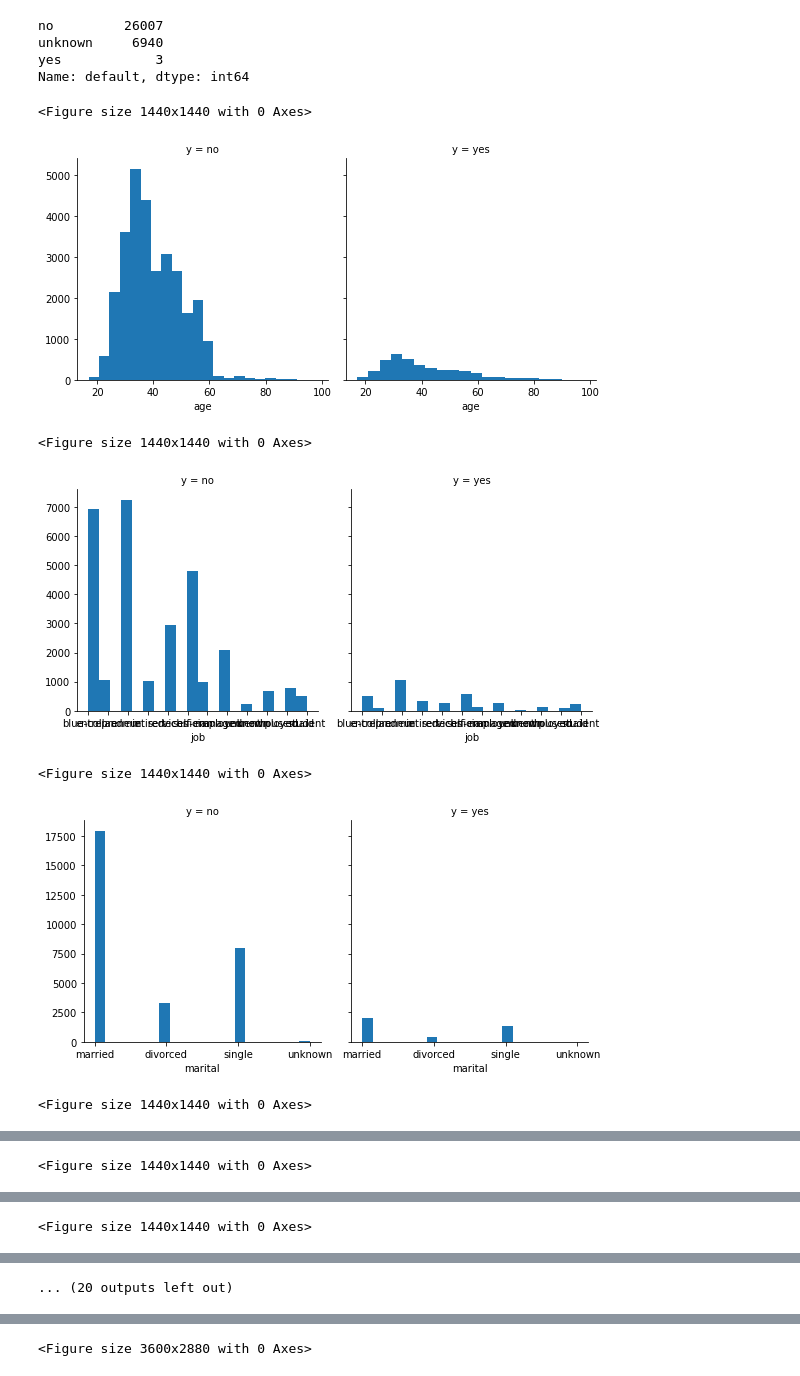
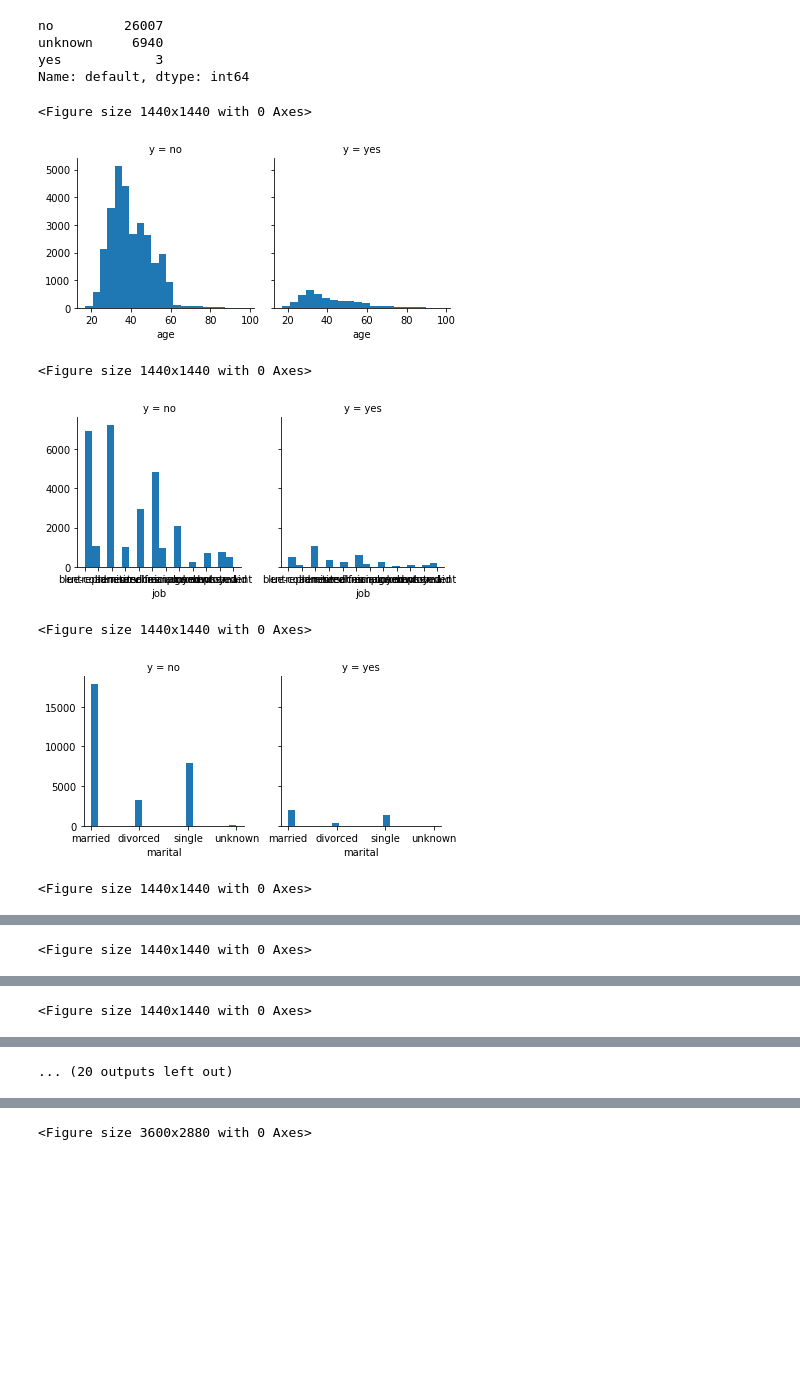
Before and after one commit to VenkataPrasad97/Practice, a Jupyter notebook: Daily_practice/acc-90-4.ipynb, the cells around one changed output, grey strips where cells are left out. Saved outputs shown, nothing was run; the diff lists cells and outputs as text; code cells hidden in the pictures; blank space fills up the shorter version.

```diff
--- a/Daily_practice/acc-90-4.ipynb
+++ b/Daily_practice/acc-90-4.ipynb
@@ -16,5 +14,5 @@ ModuleNotFoundError: No module named 'pandas'
 # %%
-Bnk=pd.read_csv("../input/banking-dataset-classification/new_train.csv")
+Bnk=pd.read_csv(r"C:\CODING LOCAL FOLDER\DATASETS\classification data set\dataset.csv")
 Bnk
 # %% [output]
 |  | age | job | marital | education | default | housing | loan | contact | month | day_of_week | ... |
@@ -192,19 +168,16 @@ unknown     6940
 yes            3
 Name: default, dtype: int64
 # %%
-    for n in Bnk:
-
-        plt.figure(figsize=(20,20))
-        g = sns.FacetGrid(Bnk , col='y' , size=4)
-        g.map(plt.hist, n , bins=20)
-
-    #plt.title(f"{n} vs Survived", size=15)
-        plt.show()
+for n in Bnk:
+    plt.figure(figsize=(20,20))
+    g = sns.FacetGrid(Bnk,col='y')
+    g.map(plt.hist, n , bins=20)
+plt.show()
 # %% [output]
 <Figure size 1440x1440 with 0 Axes>
-[figure, old version]
+[figure, new version]
 <Figure size 1440x1440 with 0 Axes>
-[figure, old version]
+[figure, new version]
 <Figure size 1440x1440 with 0 Axes>
-[figure, old version]
+[figure, new version]
 <Figure size 1440x1440 with 0 Axes>
```
Also changed, not shown: parts of 13 cells of this notebook.
